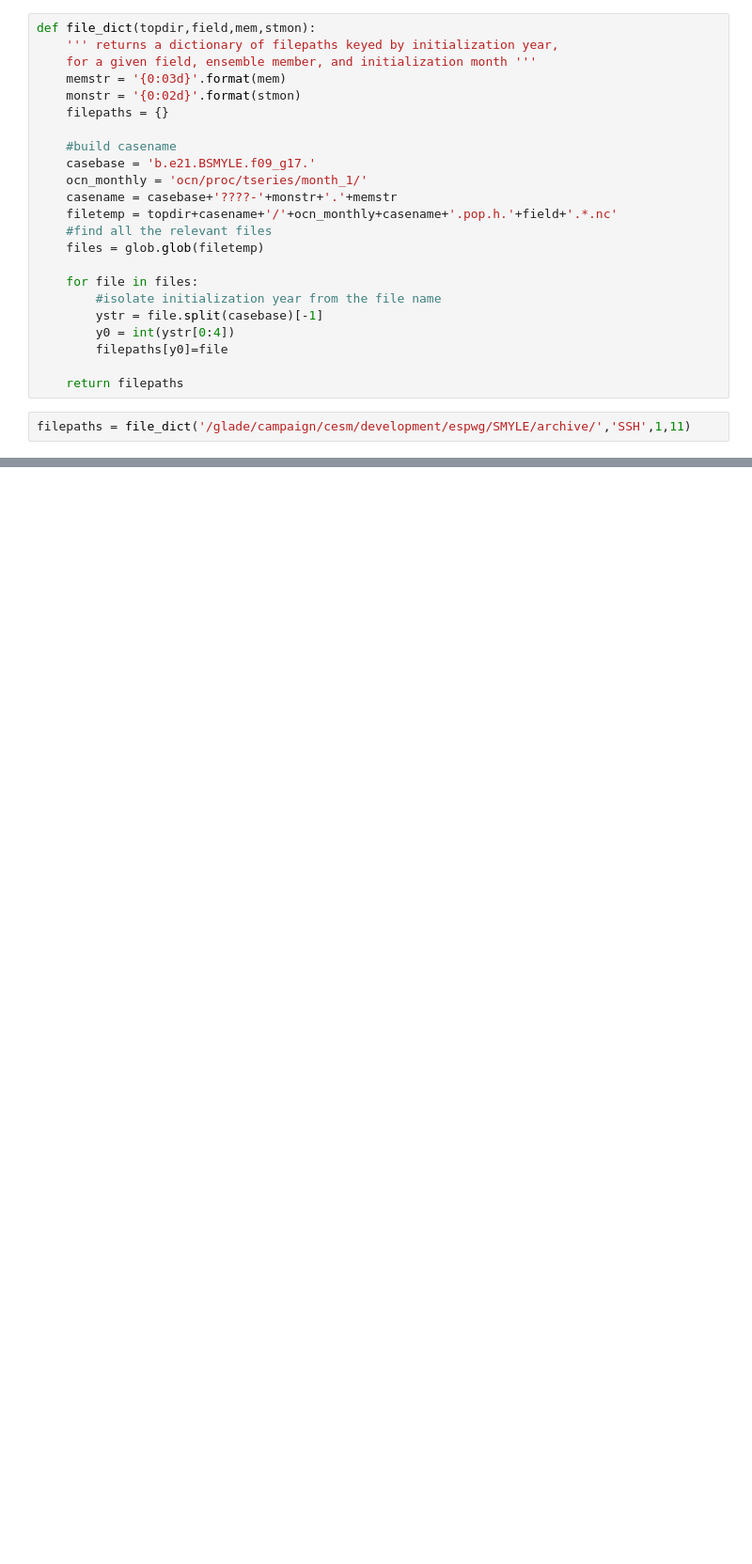
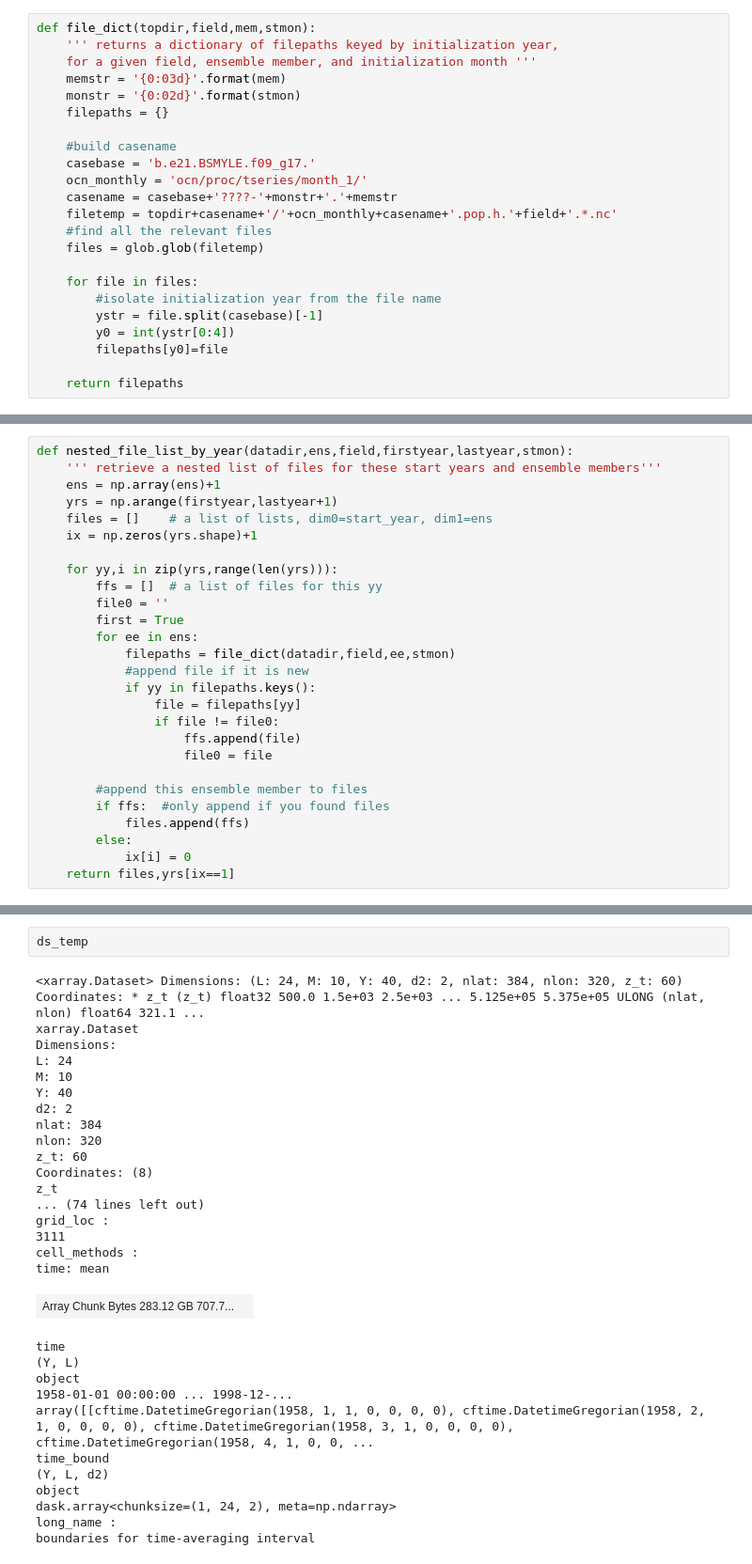
Before and after one commit to NCAR/SMYLE-analysis, a Jupyter notebook: notebooks/ENSO_check.ipynb, the cells around one changed output, grey strips where cells are left out. Shown: that part at 94% size. Drawn from its saved outputs; the diff is of its cells as text; blank space fills up the shorter version.

```diff
--- a/notebooks/ENSO_check.ipynb
+++ b/notebooks/ENSO_check.ipynb
@@ -142,5 +67,3 @@ def file_dict(topdir,field,mem,stmon):
         filepaths[y0]=file
 
     return filepaths
-# %%
-filepaths = file_dict('/glade/campaign/cesm/development/espwg/SMYLE/archive/','SSH',1,11)
@@ -604,0 +109,27 @@ fig.colorbar(cntr1a, cax=cbar_ax, label='Sv', extend='both')
+# %%
+def nested_file_list_by_year(datadir,ens,field,firstyear,lastyear,stmon):
+    ''' retrieve a nested list of files for these start years and ensemble members'''
+    ens = np.array(ens)+1
+    yrs = np.arange(firstyear,lastyear+1)
+    files = []    # a list of lists, dim0=start_year, dim1=ens
+    ix = np.zeros(yrs.shape)+1
+
+    for yy,i in zip(yrs,range(len(yrs))):
+        ffs = []  # a list of files for this yy
+        file0 = ''
+        first = True
+        for ee in ens:
+            filepaths = file_dict(datadir,field,ee,stmon)
+            #append file if it is new
+            if yy in filepaths.keys():
+                file = filepaths[yy]
+                if file != file0:
+                    ffs.append(file)
+                    file0 = file
+
+        #append this ensemble member to files
+        if ffs:  #only append if you found files
+            files.append(ffs)
+        else:
+            ix[i] = 0
+    return files,yrs[ix==1]
@@ -604,0 +216,32 @@ fig.colorbar(cntr1a, cax=cbar_ax, label='Sv', extend='both')
+# %%
+ds_temp
+# %% [output]
+<xarray.Dataset> Dimensions: (L: 24, M: 10, Y: 40, d2: 2, nlat: 384, nlon: 320, z_t: 60) Coordinates: * z_t (z_t) float32 500.0 1.5e+03 2.5e+03 ... 5.125e+05 5.375e+05 ULONG (nlat, nlon) float64 321.1 ...
+xarray.Dataset
+Dimensions:
+L: 24
+M: 10
+Y: 40
+d2: 2
+nlat: 384
+nlon: 320
+z_t: 60
+Coordinates: (8)
+z_t
+... (74 lines left out)
+grid_loc :
+3111
+cell_methods :
+time: mean
+| Array Chunk Bytes 283.12 GB 707.7... |  |
+time
+(Y, L)
+object
+1958-01-01 00:00:00 ... 1998-12-...
+array([[cftime.DatetimeGregorian(1958, 1, 1, 0, 0, 0, 0), cftime.DatetimeGregorian(1958, 2, 1, 0, 0, 0, 0), cftime.DatetimeGregorian(1958, 3, 1, 0, 0, 0, 0), cftime.DatetimeGregorian(1958, 4, 1, 0, 0, ...
+time_bound
+(Y, L, d2)
+object
+dask.array<chunksize=(1, 24, 2), meta=np.ndarray>
+long_name :
+boundaries for time-averaging interval
```
Also changed, not shown: parts of 55 cells of this notebook, 1 other file.
